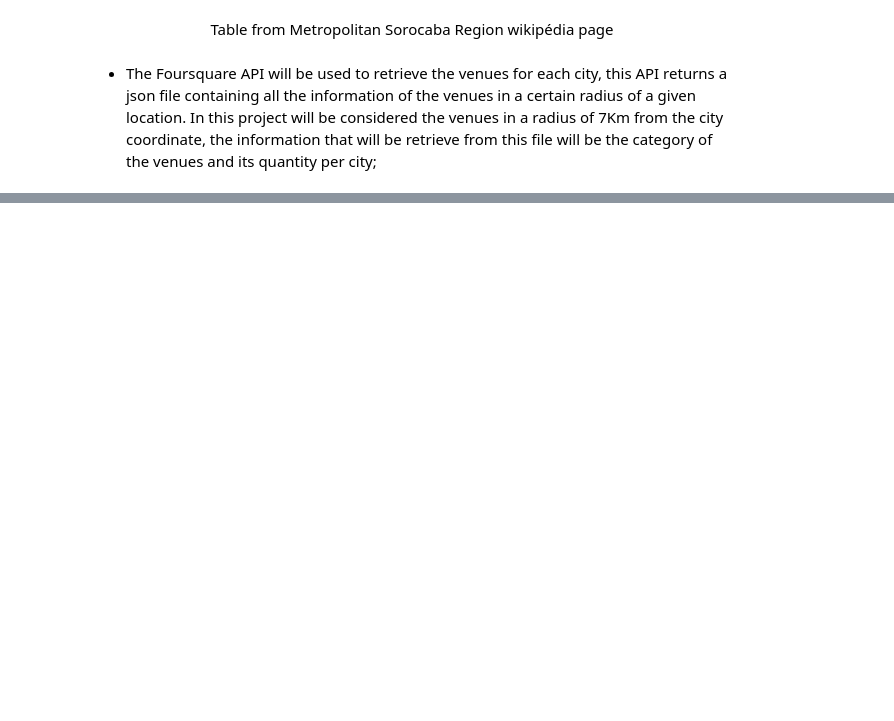
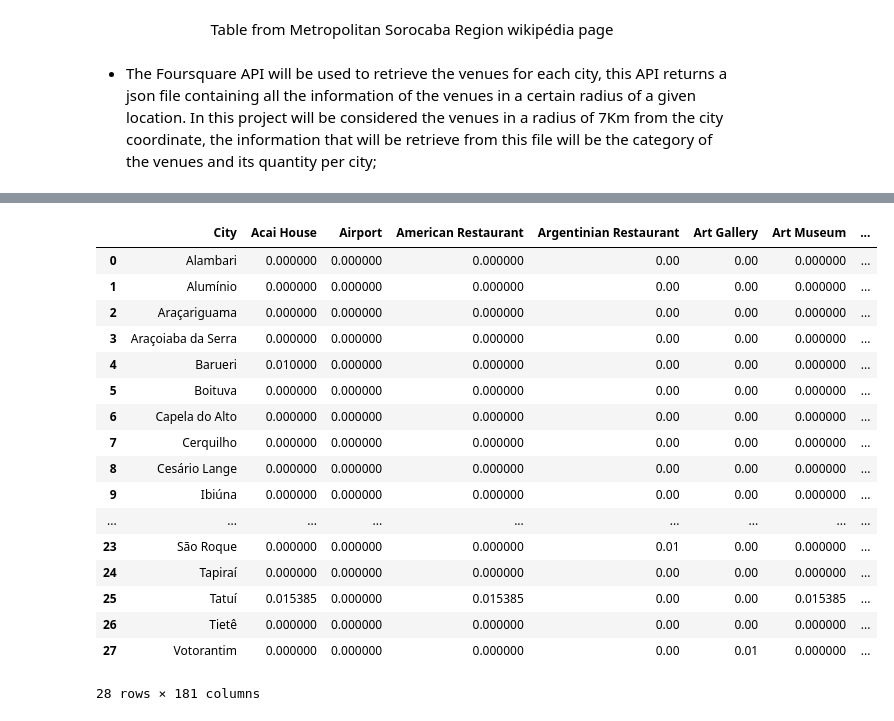
Before and after one commit to flyfun268/Coursera_Capstone, a Jupyter notebook: Similar cities to Barueri in Sorocaba region.ipynb, the cells around one changed output, grey strips where cells are left out. Saved outputs shown, nothing was run; the diff lists cells and outputs as text; code cells hidden in the pictures; blank space fills up the shorter version.

```diff
--- a/Similar cities to Barueri in Sorocaba region.ipynb
+++ b/Similar cities to Barueri in Sorocaba region.ipynb
@@ -24,0 +222,6 @@ To find out the most similar cities to Barueri in Sorocaba region will be used t
+# %%
+# including the latitude and longitude information on dataframe
+df_cities['Latitude'] = latitude
+df_cities['Longitude'] = longitude
+
+df_cities
@@ -24,0 +268,4 @@ To find out the most similar cities to Barueri in Sorocaba region will be used t
+# %%
+# other parameters to Foursquare API
+VERSION = '20200628'
+LIMIT = 200
@@ -24,0 +312,5 @@ To find out the most similar cities to Barueri in Sorocaba region will be used t
+# %%
+region_venues = getNearbyVenues(names=df_cities['City'],
+                                latitudes=df_cities['Latitude'],
+                                longitudes=df_cities['Longitude']
+                               )
@@ -24,0 +359,21 @@ To find out the most similar cities to Barueri in Sorocaba region will be used t
+# %%
+# encoding the categories in a new dataframe
+# one hot encoding
+onehot_sr = pd.get_dummies(region_venues[['Venue Category']], prefix="", prefix_sep="")
+
+# add neighborhood column back to dataframe
+onehot_sr['City'] = region_venues['City']
+
+# define a list of column names
+cols = onehot_sr.columns.tolist()
+cols
+
+# move the column name to the beggining
+cols.insert(0, cols.pop(cols.index('City')))
+cols
+
+#then use .reindex() function to reorder
+onehot_sr = onehot_sr.reindex(columns= cols)
+
+#check result
+onehot_sr.head()
@@ -24,0 +388,23 @@ To find out the most similar cities to Barueri in Sorocaba region will be used t
+# %%
+# grouping by city
+region_grouped = onehot_sr.groupby('City').mean().reset_index()
+region_grouped
+# %% [output]
+|  | City | Acai House | Airport | American Restaurant | Argentinian Restaurant | Art Gallery | Art Museum | ... |
+| 0 | Alambari | 0.000000 | 0.000000 | 0.000000 | 0.00 | 0.00 | 0.000000 | ... |
+| 1 | Alumínio | 0.000000 | 0.000000 | 0.000000 | 0.00 | 0.00 | 0.000000 | ... |
+| 2 | Araçariguama | 0.000000 | 0.000000 | 0.000000 | 0.00 | 0.00 | 0.000000 | ... |
+| 3 | Araçoiaba da Serra | 0.000000 | 0.000000 | 0.000000 | 0.00 | 0.00 | 0.000000 | ... |
+| 4 | Barueri | 0.010000 | 0.000000 | 0.000000 | 0.00 | 0.00 | 0.000000 | ... |
+| 5 | Boituva | 0.000000 | 0.000000 | 0.000000 | 0.00 | 0.00 | 0.000000 | ... |
+| 6 | Capela do Alto | 0.000000 | 0.000000 | 0.000000 | 0.00 | 0.00 | 0.000000 | ... |
+| 7 | Cerquilho | 0.000000 | 0.000000 | 0.000000 | 0.00 | 0.00 | 0.000000 | ... |
+| 8 | Cesário Lange | 0.000000 | 0.000000 | 0.000000 | 0.00 | 0.00 | 0.000000 | ... |
+| 9 | Ibiúna | 0.000000 | 0.000000 | 0.000000 | 0.00 | 0.00 | 0.000000 | ... |
+| ... | ... | ... | ... | ... | ... | ... | ... | ... |
+| 23 | São Roque | 0.000000 | 0.000000 | 0.000000 | 0.01 | 0.00 | 0.000000 | ... |
+| 24 | Tapiraí | 0.000000 | 0.000000 | 0.000000 | 0.00 | 0.00 | 0.000000 | ... |
+| 25 | Tatuí | 0.015385 | 0.000000 | 0.015385 | 0.00 | 0.00 | 0.015385 | ... |
+| 26 | Tietê | 0.000000 | 0.000000 | 0.000000 | 0.00 | 0.00 | 0.000000 | ... |
+| 27 | Votorantim | 0.000000 | 0.000000 | 0.000000 | 0.00 | 0.01 | 0.000000 | ... |
+28 rows × 181 columns
```
Also changed, not shown: parts of 21 cells of this notebook.
